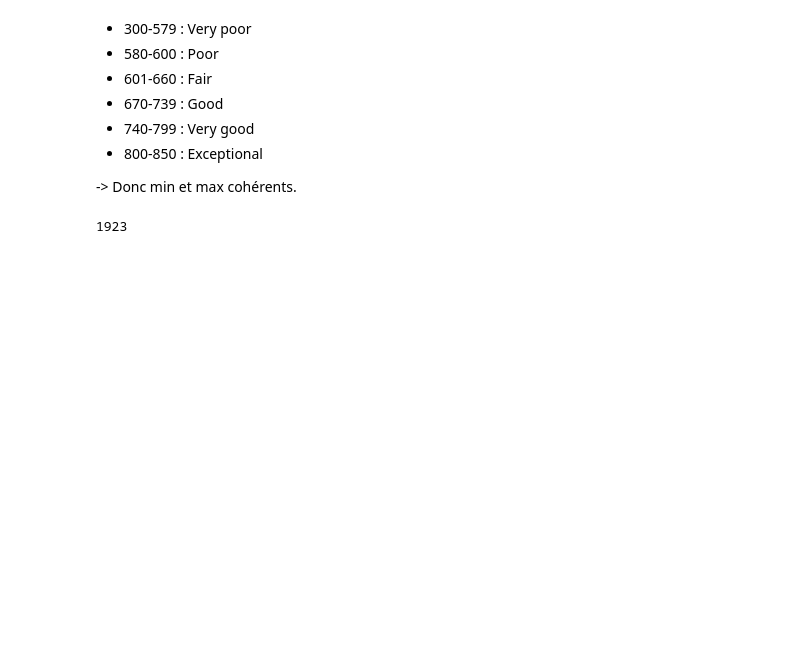
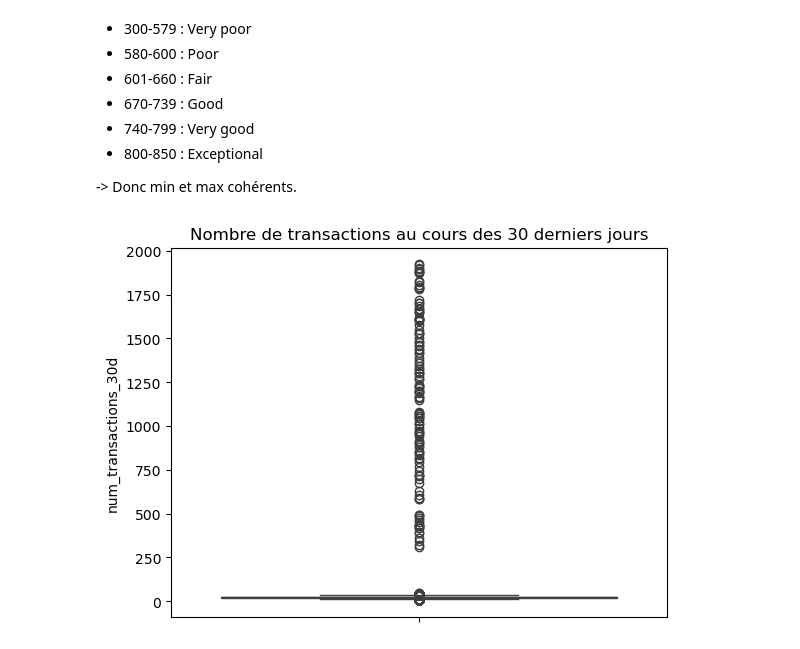
Before and after one commit to Maellelc13/Projet_ML2, a Jupyter notebook: EDA/eda_nelly.ipynb, the cells around one changed output. Saved outputs shown, nothing was run; the diff lists cells and outputs as text; code cells hidden in the pictures; blank space fills up the shorter version.

```diff
--- a/EDA/eda_nelly.ipynb
+++ b/EDA/eda_nelly.ipynb
@@ -3,5 +8,5 @@ import pandas as pd
 # %%
-df = pd.read_csv('kaggle_b2_fraud_train_v3.csv')
+df = pd.read_csv('../data/kaggle_b2_fraud_train_v3.csv')
 df
 # %% [output]
 |  | customer_id | account_id | age | tenure_months | annual_income_eur | credit_score | ... |
@@ -212,7 +234,3 @@ df['credit_score'].max()
 - 800-850 : Exceptional
 
 -> Donc min et max cohérents.
-# %%
-df['num_transactions_30d'].max()
-# %% [output]
-1923
@@ -268,0 +237,6 @@ print("\nOutliers suspects (>1000) :", (df[col_tx]>1000).sum())
+# %%
+sns.boxplot(y=df['num_transactions_30d'])
+plt.title('Nombre de transactions au cours des 30 derniers jours')
+plt.show()
+# %% [output]
+[figure, added]
```
Also changed, not shown: parts of 15 cells of this notebook.
